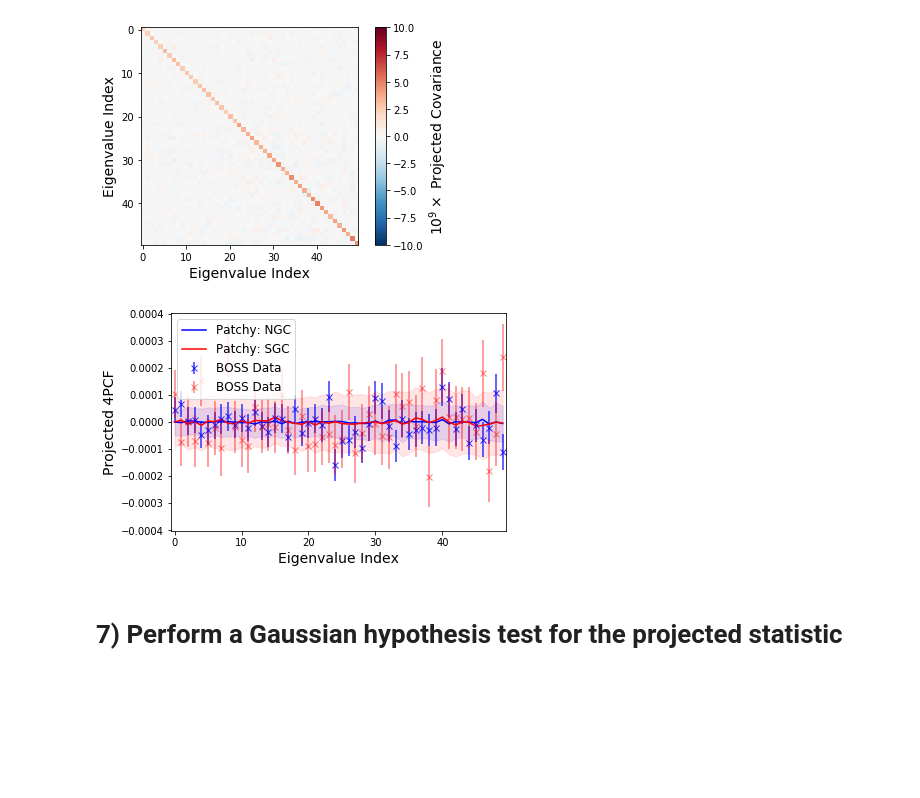
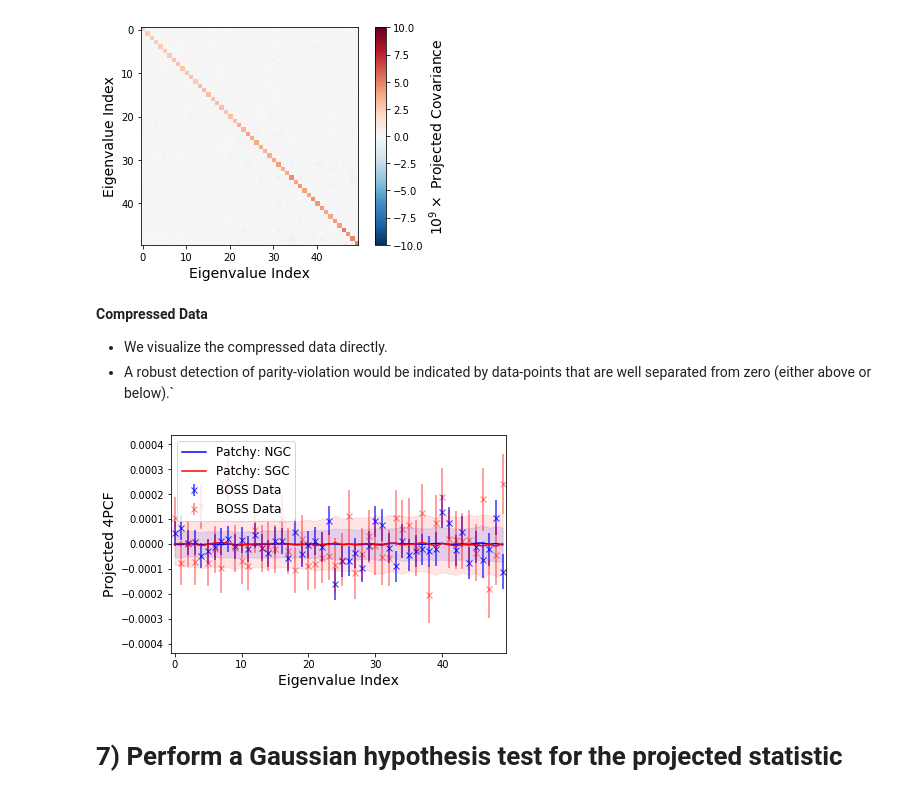
Before and after one commit to oliverphilcox/Parity-Odd-4PCF, a Jupyter notebook: BOSS Odd-Parity 4PCF.ipynb, the cells around one changed output. Cells and saved outputs as stored; diff of their text form; code cells hidden in the pictures; blank space fills up the shorter version.

```diff
--- a/BOSS Odd-Parity 4PCF.ipynb
+++ b/BOSS Odd-Parity 4PCF.ipynb
@@ -376,29 +431,27 @@ evecsS = evecsS[:,::-1]
 # %%
+### Order the eigenvectors by inverse signal-to-noise
+evalsN = evalsNtheory[::-1]
+evecsN = evecsNtheory[:,::-1]
+evalsS = evalsStheory[::-1]
+evecsS = evecsStheory[:,::-1]
+
 ### Now project data
-fourpcf_meanN = np.mean(filt_flat_fourpcfN,axis=0)
-fourpcf_meanS = np.mean(filt_flat_fourpcfN,axis=0)
-
 def project_data(data,N_eig,patch='ngc'):
-    """Project data onto the eigenvector basis for NGC or SGC.
-    Note that the mean vector cancels in all chi^2-type analyses, but is included by convention."""
+    """Project data onto the eigenvector basis for NGC or SGC."""
     if patch=='ngc':
         these_evecs = evecsN[:,:N_eig]
-        mean = fourpcf_meanN
     else:
         these_evecs = evecsS[:,:N_eig]
-        mean = fourpcf_meanS
-    proj_data = np.matmul(these_evecs.T,(data-mean).T).T
+    proj_data = np.matmul(these_evecs.T,data.T).T
     return proj_data
 
 def deproject_data(projected_data,N_eig,patch='ngc'):
     """Deproject data out of the eigenvector basis."""
     if patch=='ngc':
         these_evecs = evecsN[:,:N_eig]
-        mean = fourpcf_meanN
     else:
         these_evecs = evecsS[:,:N_eig]
-        mean = fourpcf_meanS
-    deproj_data = mean + np.matmul(these_evecs,projected_data.T).T
+    deproj_data = np.matmul(these_evecs,projected_data.T).T
     return deproj_data
 
 N_eig = 50
@@ -406,6 +459,3 @@ projected_fourpcfN = project_data(filt_flat_fourpcfN,N_eig,'ngc')
 projected_fourpcfS = project_data(filt_flat_fourpcfS,N_eig,'sgc')
 projected_fourpcf_bossN = project_data(filt_flat_fourpcf_bossN,N_eig,'ngc')
 projected_fourpcf_bossS = project_data(filt_flat_fourpcf_bossS,N_eig,'sgc')
-
-projected_theoryN = project_data(np.zeros_like(filt_flat_fourpcf_bossN),N_eig,'ngc')
-projected_theoryS = project_data(np.zeros_like(filt_flat_fourpcf_bossS),N_eig,'sgc')
@@ -419,29 +473,33 @@ cbar.set_label(r'$10^9 \times$ Projected Covariance',fontsize=fs)
 plt.savefig(plot_dir+'projected_4pcf_covN.pdf',bbox_inches='tight')
 # %% [output]
 [figure]
+# %% [markdown]
+**Compressed Data**
+- We visualize the compressed data directly.
+- A robust detection of parity-violation would be indicated by data-points that are well separated from zero (either above or below).`
 # %%
-meanN = projected_fourpcfN.mean(axis=0)-projected_theoryN
+meanN = projected_fourpcfN.mean(axis=0)
 stdN = projected_fourpcfN.std(axis=0)
-meanS = projected_fourpcfS.mean(axis=0)-projected_theoryS
+meanS = projected_fourpcfS.mean(axis=0)
 stdS = projected_fourpcfS.std(axis=0)
 i_arr = np.arange(len(meanN))
 plt.errorbar(i_arr,meanN,label='Patchy: NGC',c='b')
 plt.errorbar(i_arr,meanS,label='Patchy: SGC',c='r')
-plt.errorbar(i_arr,projected_fourpcf_bossN-projected_theoryN,ls='',marker='x',alpha=0.8,
+plt.errorbar(i_arr,projected_fourpcf_bossN,ls='',marker='x',alpha=0.8,
              yerr=stdN,label='BOSS Data',c='b')
-plt.errorbar(i_arr,projected_fourpcf_bossS-projected_theoryS,ls='',marker='x',alpha=0.5,
+plt.errorbar(i_arr,projected_fourpcf_bossS,ls='',marker='x',alpha=0.5,
              yerr=stdS,label='BOSS Data',c='r')
 plt.fill_between(i_arr,meanN-stdN,meanN+stdN,alpha=0.1,color='b')
 plt.fill_between(i_arr,meanS-stdS,meanS+stdS,alpha=0.1,color='r')
 plt.xlabel(r'Eigenvalue Index',fontsize=14)
 plt.ylabel(r'Projected 4PCF',fontsize=14)
 plt.xlim([-0.5,N_eig-0.5])
-plt.legend(fontsize=12)
-vmax = np.max([np.max(projected_fourpcf_bossS-projected_theoryS+stdS),np.max(projected_fourpcf_bossN-projected_theoryN+stdN)])
-plt.ylim([-vmax*1.1,vmax*1.1])
+plt.legend(fontsize=12,loc='upper left')
+vmax = np.max([np.max(projected_fourpcf_bossS+stdS),np.max(projected_fourpcf_bossN+stdN)])
+plt.ylim([-vmax*1.2,vmax*1.2])
 plt.savefig(plot_dir+'projected_4pcf_data.pdf',bbox_inches='tight')
 # %% [output]
-[figure, old version]
+[figure, new version]
 # %% [markdown]
 # 7) Perform a Gaussian hypothesis test for the projected statistic
 # %% [markdown]
```
Also changed, not shown: parts of 42 cells of this notebook, 11 other files.
